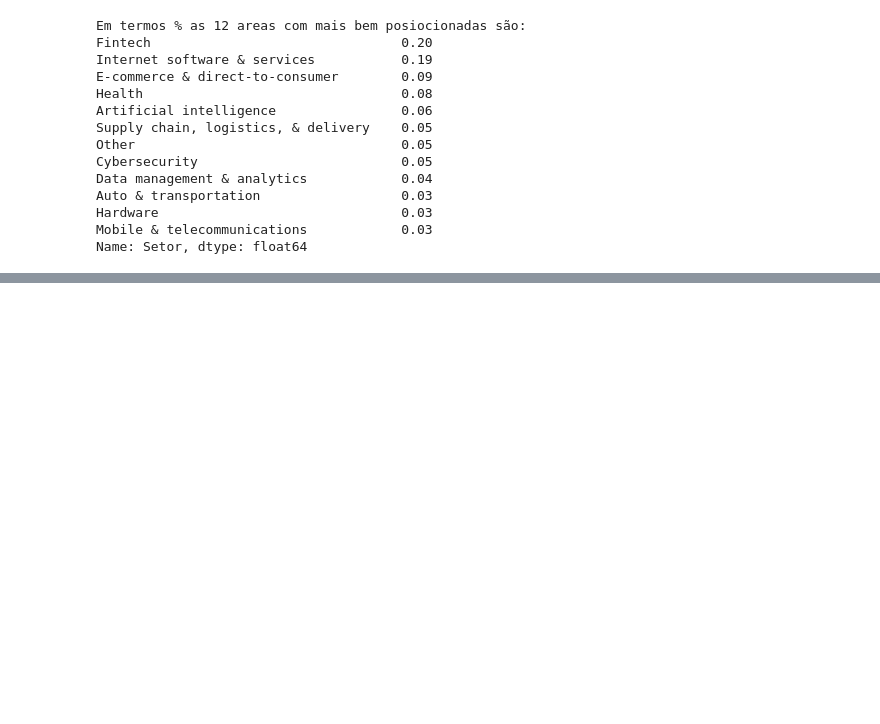
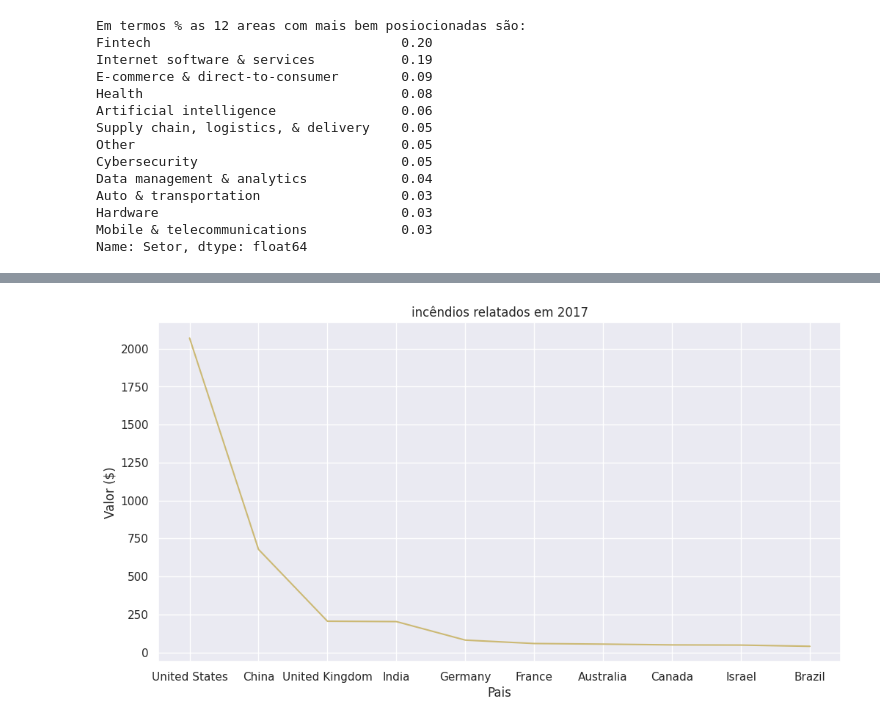
Before and after one commit to Gcango/Startup_Unicornio_Analise_Financeira, a Jupyter notebook: Startups_unicornes_Analise.ipynb, the cells around one changed output, grey strips where cells are left out. Saved outputs shown, nothing was run; the diff lists cells and outputs as text; code cells hidden in the pictures; blank space fills up the shorter version.

```diff
--- a/Startups_unicornes_Analise.ipynb
+++ b/Startups_unicornes_Analise.ipynb
@@ -169,0 +242,4 @@ Name: Setor, dtype: float64
+# %%
+dados['Mes'] = pd.DatetimeIndex(dados['Data de Adesão']).month
+dados['Ano'] = pd.DatetimeIndex(dados['Data de Adesão']).year
+dados.head()
@@ -169,0 +410,4 @@ Name: Setor, dtype: float64
+# %%
+#transformando a coluna em numerico
+dados['Valor ($)'] = pd.to_numeric(dados['Valor ($)'].apply(lambda Linha: Linha.replace('$', '')))
+dados['Valor ($)']
@@ -169,0 +427,3 @@ Name: Setor, dtype: float64
+# %%
+dados_fin = dados.groupby('Pais').sum()['Valor ($)'].reset_index()
+dados_fin
@@ -169,0 +448,4 @@ Name: Setor, dtype: float64
+# %%
+dados_fin = dados_fin.sort_values('Valor ($)', ascending=False)
+graf_final = dados_fin.head(10)
+graf_final
@@ -169,0 +464,9 @@ Name: Setor, dtype: float64
+# %%
+plt.figure(figsize=(12,6))
+#plt.xticks(rotation=45)
+sns.set_theme(style="darkgrid")
+plt.title('incêndios relatados em 2017')
+sns.lineplot(data=graf_final, x='Pais', y='Valor ($)', color='y' )
+plt.show()
+# %% [output]
+[figure, added]
```
Also changed, not shown: parts of 28 cells of this notebook.
